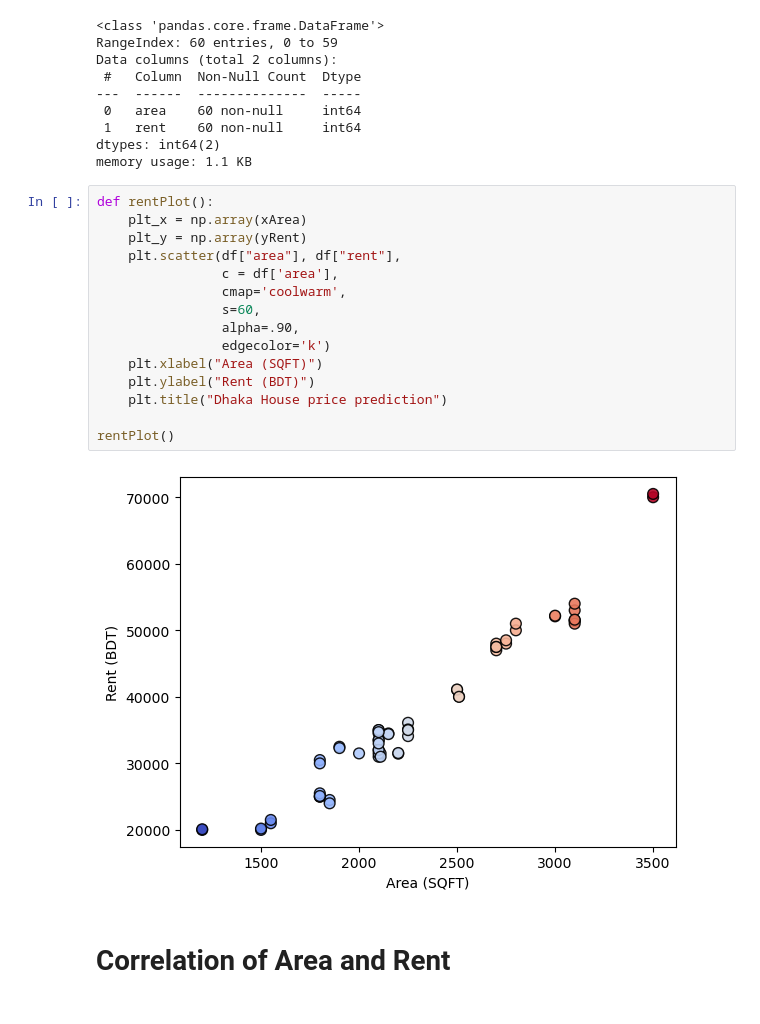
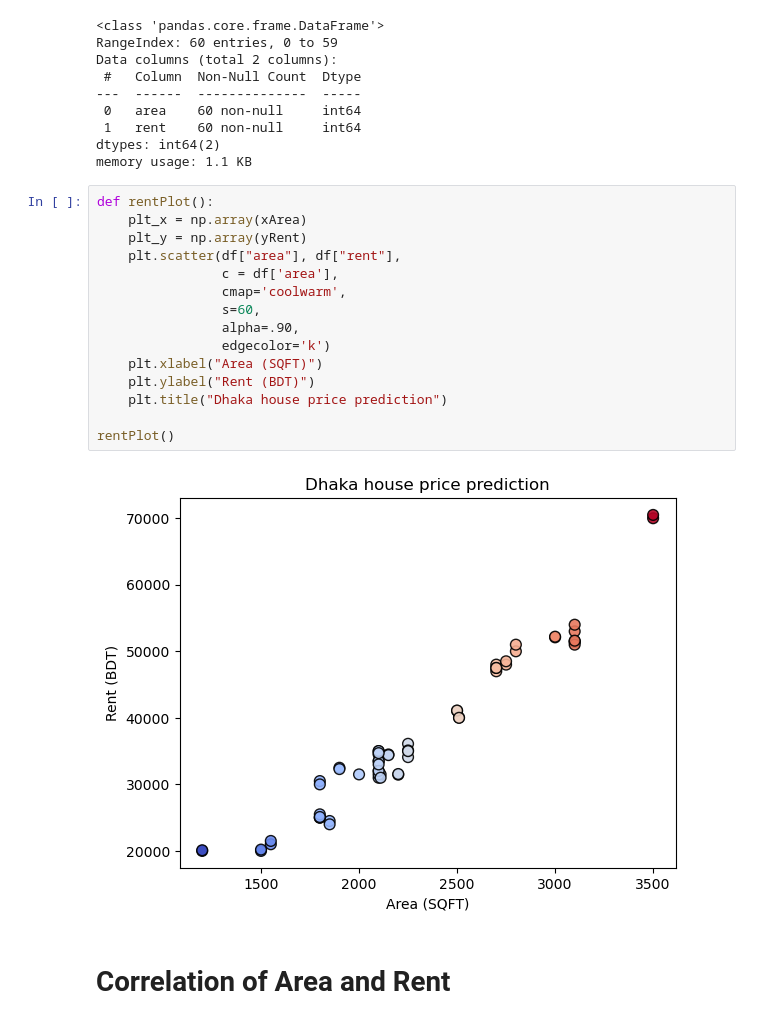
Before and after one commit to avimallik/machine_learning_workbench, a Jupyter notebook: bivariate_linear_regression/Assignment.ipynb, the cells around one changed output. Cells and saved outputs as stored; diff of their text form.

```diff
--- a/bivariate_linear_regression/Assignment.ipynb
+++ b/bivariate_linear_regression/Assignment.ipynb
@@ -49,20 +52,20 @@ memory usage: 1.1 KB
 # %%
 def rentPlot():
     plt_x = np.array(xArea)
     plt_y = np.array(yRent)
     plt.scatter(df["area"], df["rent"],
                 c = df['area'],
                 cmap='coolwarm',
                 s=60,
                 alpha=.90,
                 edgecolor='k')
     plt.xlabel("Area (SQFT)")
     plt.ylabel("Rent (BDT)")
-    plt.title("Dhaka House price prediction")
+    plt.title("Dhaka house price prediction")
 
 rentPlot()
 # %% [output]
-[figure, old version]
+[figure, new version]
 # %% [markdown]
 # Correlation of Area and Rent
 # %%
```
Also changed, not shown: parts of 3 cells of this notebook, 1 other file.
